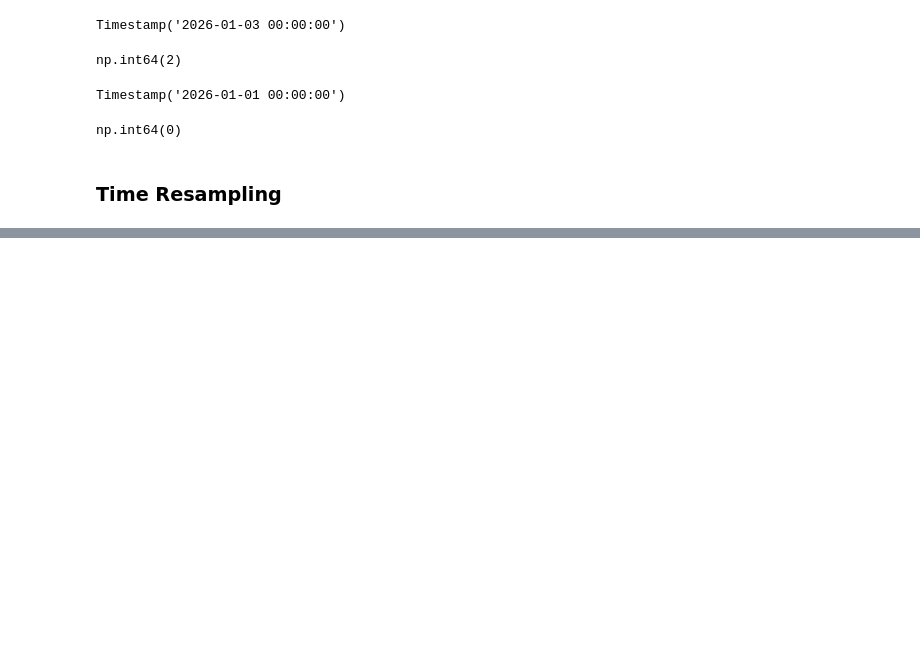
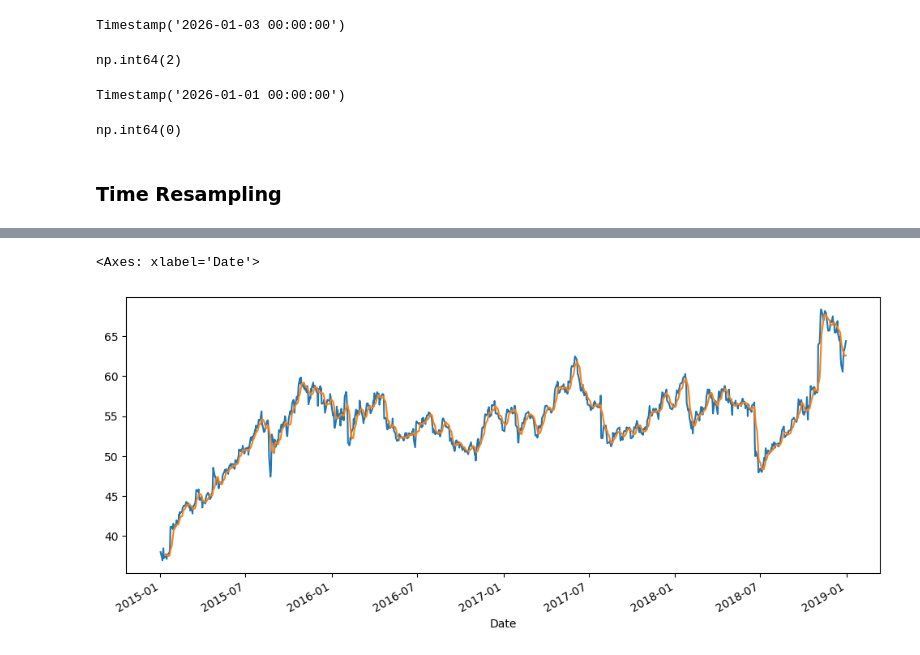
Before and after one commit to ibrahimaltun/udemy-courses, a Jupyter notebook: python-for-time-series-data-analysis/4.Time_Series_wPandas.ipynb, the cells around one changed output, grey strips where cells are left out. Drawn from its saved outputs; the diff is of its cells as text; code cells hidden in the pictures; blank space fills up the shorter version.

```diff
--- a/python-for-time-series-data-analysis/4.Time_Series_wPandas.ipynb
+++ b/python-for-time-series-data-analysis/4.Time_Series_wPandas.ipynb
@@ -102,0 +376,6 @@ np.int64(0)
+# %%
+df["Close"].plot(figsize=(12, 5))
+df.rolling(window=7).mean()["Close"].plot()
+# %% [output]
+<Axes: xlabel='Date'>
+[figure, added]
```
Also changed, not shown: parts of 38 cells of this notebook.
